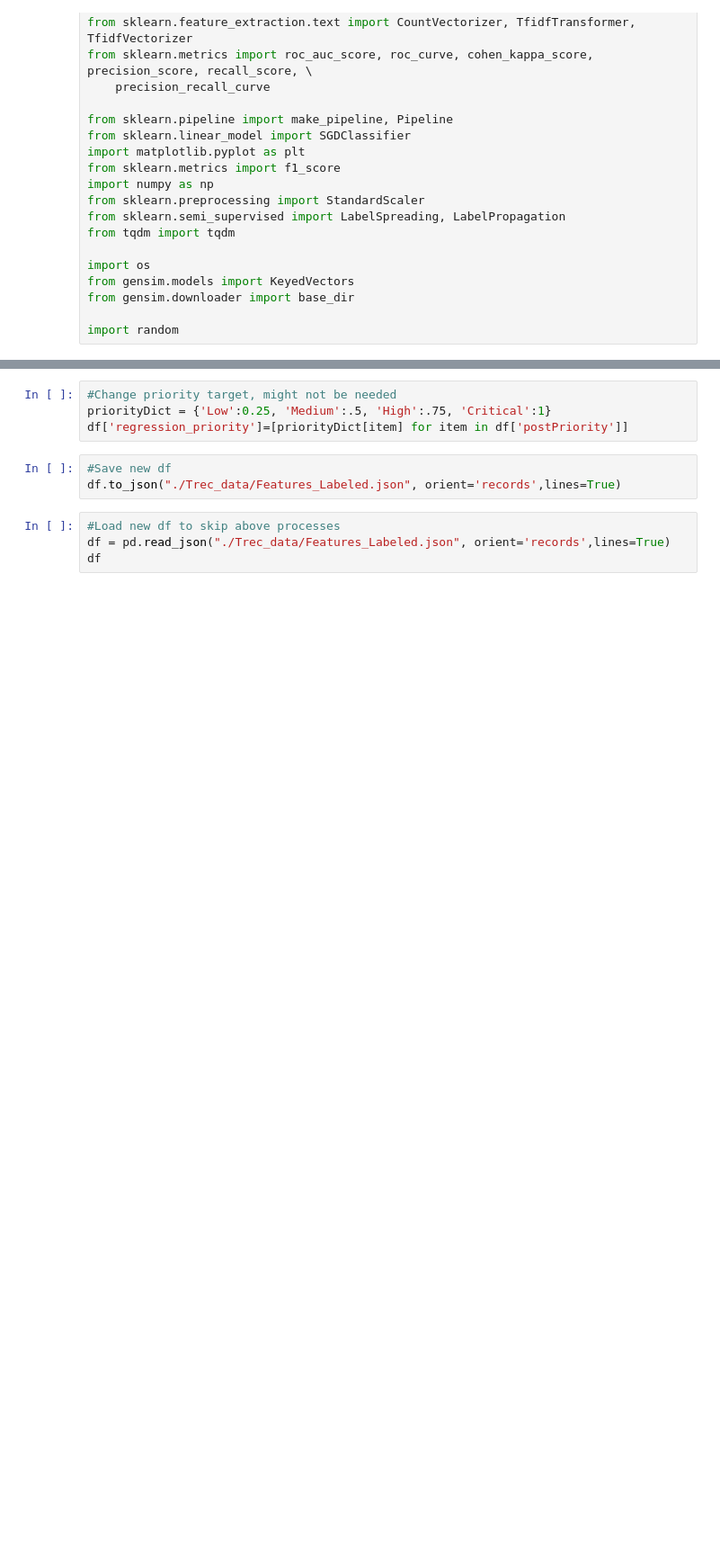
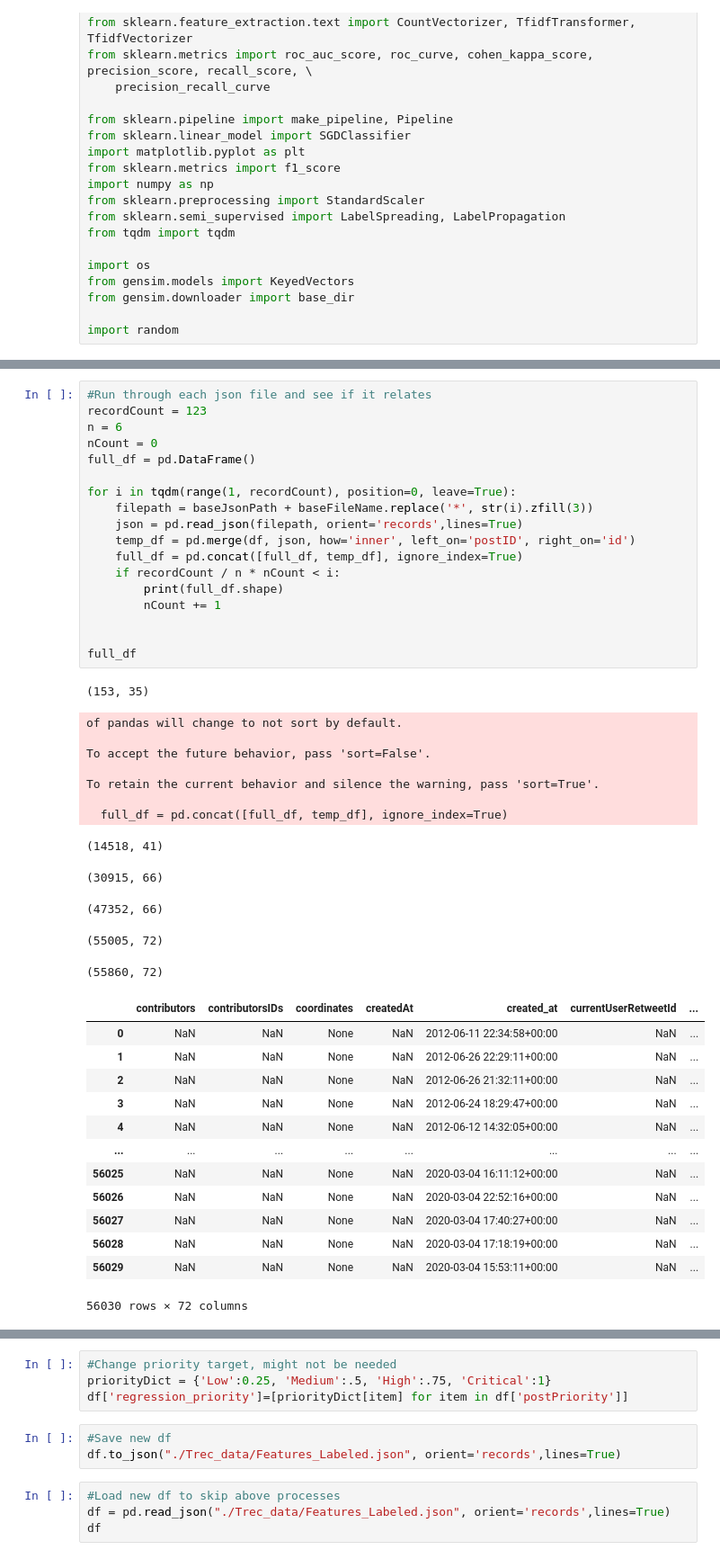
Before and after one commit to acpedersen/REU-2021, a Jupyter notebook: collect-tweets.ipynb, the cells around one changed output, grey strips where cells are left out. Shown at 90% size. Cells and saved outputs as stored; diff of their text form; blank space fills up the shorter version.

```diff
--- a/collect-tweets.ipynb
+++ b/collect-tweets.ipynb
@@ -58,0 +61,45 @@ sbert=SBERT()
+# %%
+#Run through each json file and see if it relates
+recordCount = 123
+n = 6
+nCount = 0
+full_df = pd.DataFrame()
+
+for i in tqdm(range(1, recordCount), position=0, leave=True):
+    filepath = baseJsonPath + baseFileName.replace('*', str(i).zfill(3))
+    json = pd.read_json(filepath, orient='records',lines=True)
+    temp_df = pd.merge(df, json, how='inner', left_on='postID', right_on='id')
+    full_df = pd.concat([full_df, temp_df], ignore_index=True)
+    if recordCount / n * nCount < i:
+        print(full_df.shape)
+        nCount += 1
+
+
+full_df
+# %% [output]
+(153, 35)
+of pandas will change to not sort by default.
+
+To accept the future behavior, pass 'sort=False'.
+
+To retain the current behavior and silence the warning, pass 'sort=True'.
+
+  full_df = pd.concat([full_df, temp_df], ignore_index=True)
+(14518, 41)
+(30915, 66)
+(47352, 66)
+(55005, 72)
+(55860, 72)
+|  | contributors | contributorsIDs | coordinates | createdAt | created_at | currentUserRetweetId | ... |
+| 0 | NaN | NaN | None | NaN | 2012-06-11 22:34:58+00:00 | NaN | ... |
+| 1 | NaN | NaN | None | NaN | 2012-06-26 22:29:11+00:00 | NaN | ... |
+| 2 | NaN | NaN | None | NaN | 2012-06-26 21:32:11+00:00 | NaN | ... |
+| 3 | NaN | NaN | None | NaN | 2012-06-24 18:29:47+00:00 | NaN | ... |
+| 4 | NaN | NaN | None | NaN | 2012-06-12 14:32:05+00:00 | NaN | ... |
+| ... | ... | ... | ... | ... | ... | ... | ... |
+| 56025 | NaN | NaN | None | NaN | 2020-03-04 16:11:12+00:00 | NaN | ... |
+| 56026 | NaN | NaN | None | NaN | 2020-03-04 22:52:16+00:00 | NaN | ... |
+| 56027 | NaN | NaN | None | NaN | 2020-03-04 17:40:27+00:00 | NaN | ... |
+| 56028 | NaN | NaN | None | NaN | 2020-03-04 17:18:19+00:00 | NaN | ... |
+| 56029 | NaN | NaN | None | NaN | 2020-03-04 15:53:11+00:00 | NaN | ... |
+56030 rows × 72 columns
```
Also changed, not shown: parts of 21 cells of this notebook.
